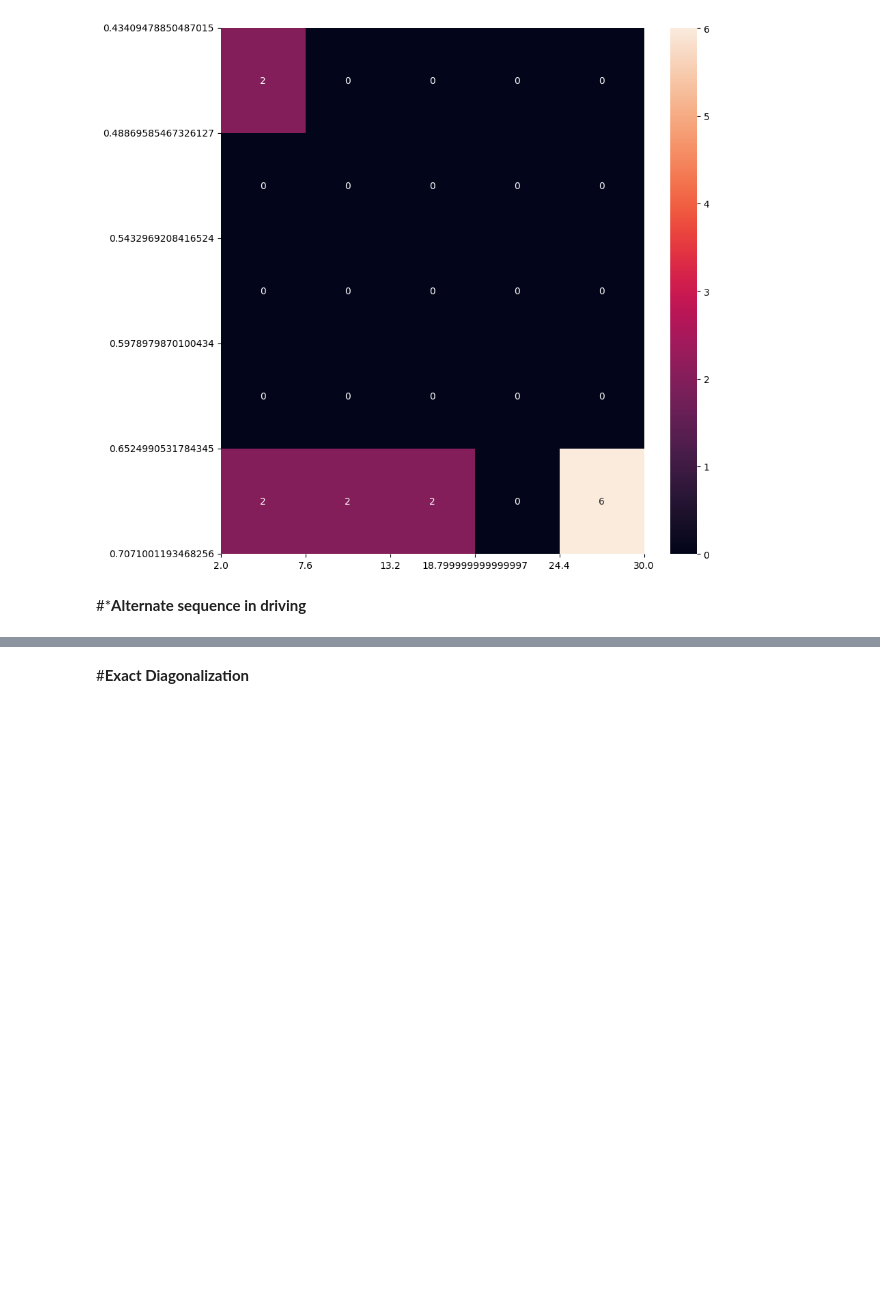
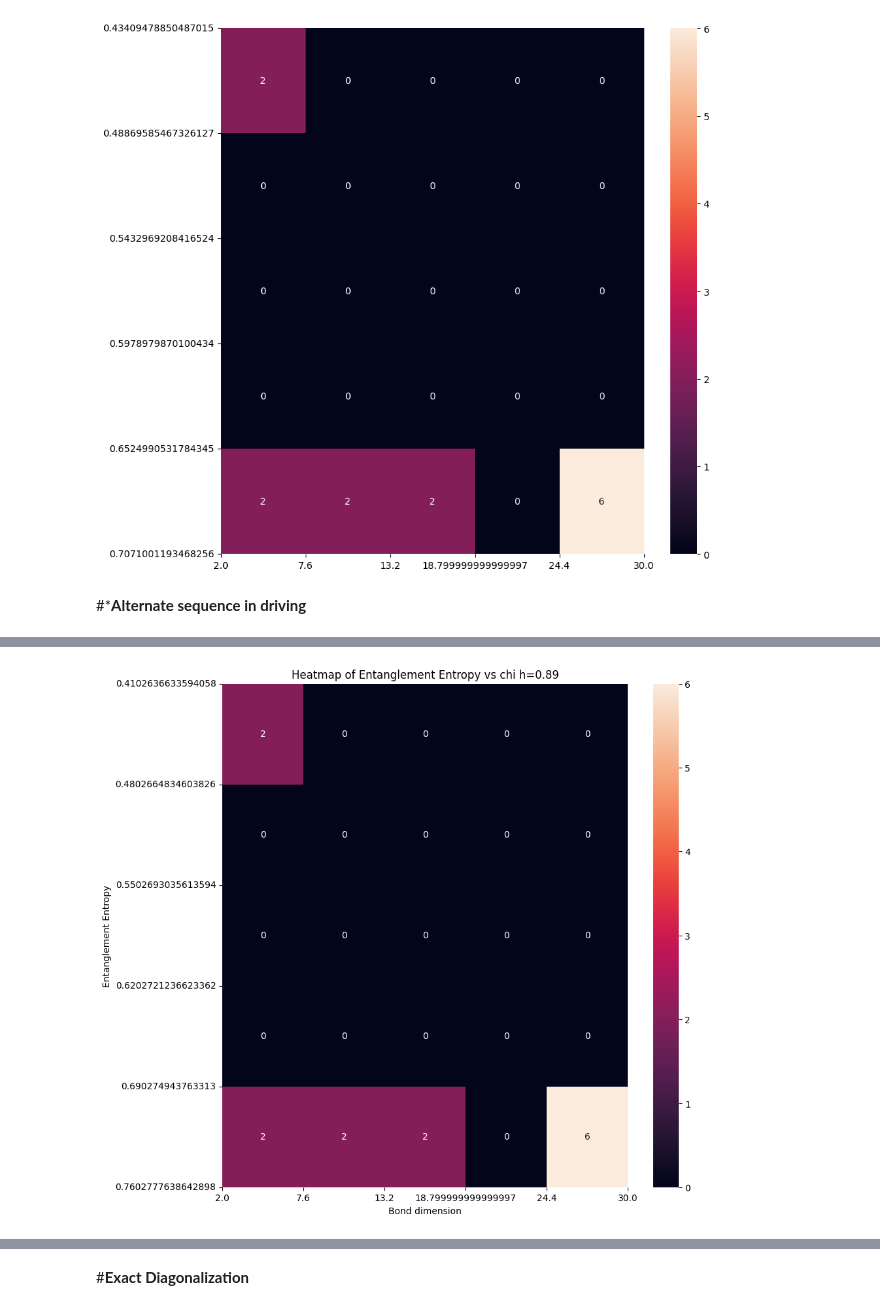
Before and after one commit to shikharkyadesultory/MB-Localization-TLFIM-, a Jupyter notebook: my_module.ipynb, the cells around one changed output, grey strips where cells are left out. Saved outputs shown, nothing was run; the diff lists cells and outputs as text; code cells hidden in the pictures; blank space fills up the shorter version.

```diff
--- a/my_module.ipynb
+++ b/my_module.ipynb
@@ -1745,0 +1778,24 @@ Text(0.5, 1.0, 'density imbalance')
+# %%
+import matplotlib.pyplot as plt
+import seaborn as sns
+import numpy as np
+plt.rcParams['figure.figsize'] = [10, 10]
+# Your one-dimensional arrays
+array1 = f2
+array2 = e2
+
+# Create a 2D histogram using np.histogram2d()
+heatmap_data, xedges, yedges = np.histogram2d(array1, array2, bins=5)
+
+# Plot the heatmap using seaborn
+ax = sns.heatmap(heatmap_data.T, annot=True, fmt=".0f")
+ax.set_xticks(np.arange(len(xedges)))
+ax.set_yticks(np.arange(len(yedges)))
+ax.set_xticklabels(xedges, rotation=0)
+ax.set_yticklabels(yedges, rotation=0)
+ax.set_xlabel("Bond dimension")
+ax.set_ylabel("Entanglement Entropy")
+ax.set_title("Heatmap of Entanglement Entropy vs chi h=0.89")
+plt.show()
+# %% [output]
+[figure, added]
```
Also changed, not shown: parts of 6 cells of this notebook.
